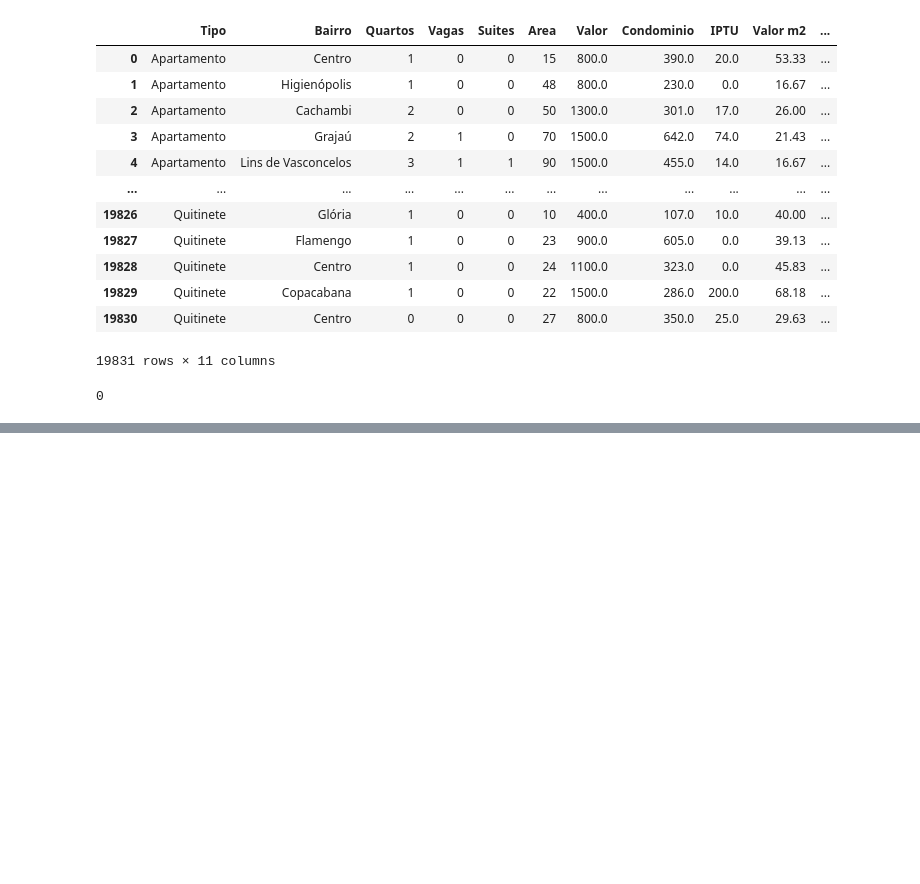
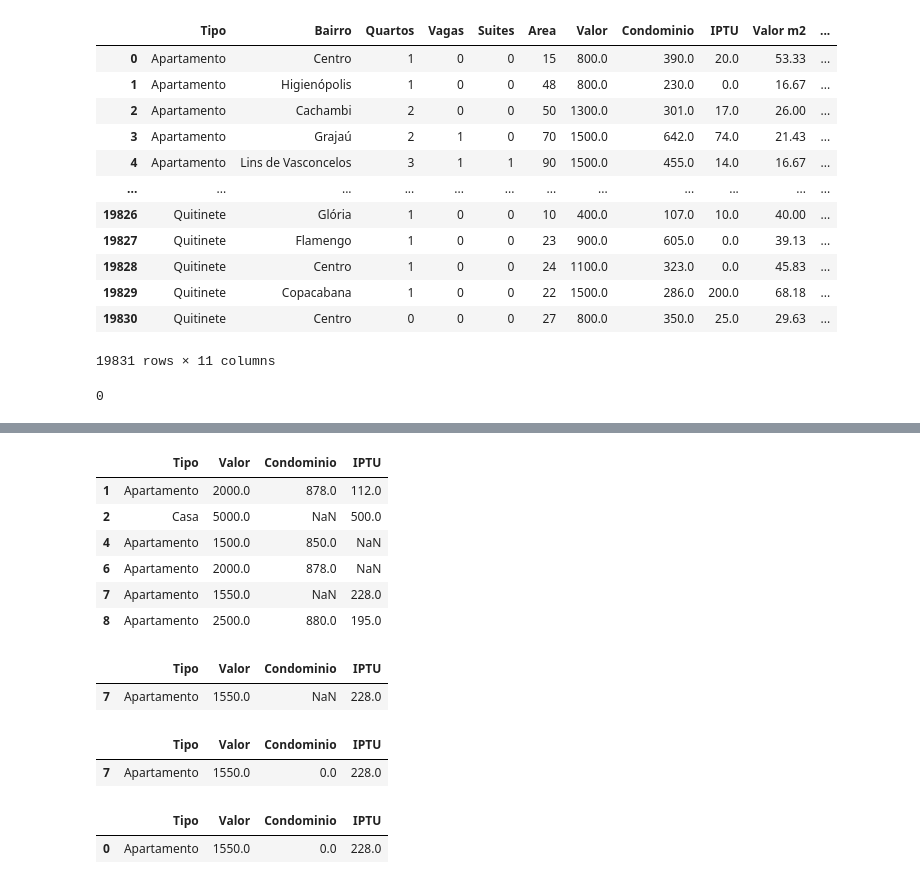
Before and after one commit to euninha1/dt_pandas, a Jupyter notebook: extras/Tratamento de Missings.ipynb, the cells around one changed output, grey strips where cells are left out. Drawn from its saved outputs; the diff is of its cells as text; code cells hidden in the pictures; blank space fills up the shorter version.

```diff
--- a/extras/Tratamento de Missings.ipynb
+++ b/extras/Tratamento de Missings.ipynb
@@ -106,0 +177,48 @@ a - b
+# %%
+imoveis.dropna(subset = ['Valor'], inplace = True)
+imoveis
+
+
+#Elimina os registros que não apresentam a variável Valor:
+# %% [output]
+|  | Tipo | Valor | Condominio | IPTU |
+| 1 | Apartamento | 2000.0 | 878.0 | 112.0 |
+| 2 | Casa | 5000.0 | NaN | 500.0 |
+| 4 | Apartamento | 1500.0 | 850.0 | NaN |
+| 6 | Apartamento | 2000.0 | 878.0 | NaN |
+| 7 | Apartamento | 1550.0 | NaN | 228.0 |
+| 8 | Apartamento | 2500.0 | 880.0 | 195.0 |
+# %%
+selecao = (imoveis['Tipo'] == 'Apartamento') & (imoveis['Condominio'].isnull())
+imoveis = imoveis[selecao]
+imoveis
+
+
+
+#Elimina os imóveis do tipo Apartamento que não apresentam valor Condominio
+
+
+#Alternativa correta! A alternativa 2 está errada.
+#O que queremos neste caso é eliminar os apartamentos que apresentam condomínio nulo.
+#Para isso, precisaríamos modificar a segunda linha do código acima:
+
+imoveis = imoveis[~selecao]
+# %% [output]
+|  | Tipo | Valor | Condominio | IPTU |
+| 7 | Apartamento | 1550.0 | NaN | 228.0 |
+# %%
+imoveis = imoveis.fillna({'Condominio': 0, 'IPTU': 0})
+imoveis
+
+#Substitui os valores faltantes que restam nas variáveis Condominio e IPTU por zero:
+# %% [output]
+|  | Tipo | Valor | Condominio | IPTU |
+| 7 | Apartamento | 1550.0 | 0.0 | 228.0 |
+# %%
+imoveis.index = range(imoveis.shape[0])
+imoveis
+
+# Reconstrói o índice do DataFrame resultante
+# %% [output]
+|  | Tipo | Valor | Condominio | IPTU |
+| 0 | Apartamento | 1550.0 | 0.0 | 228.0 |
```
Also changed, not shown: parts of 9 cells of this notebook, 1 other file.
